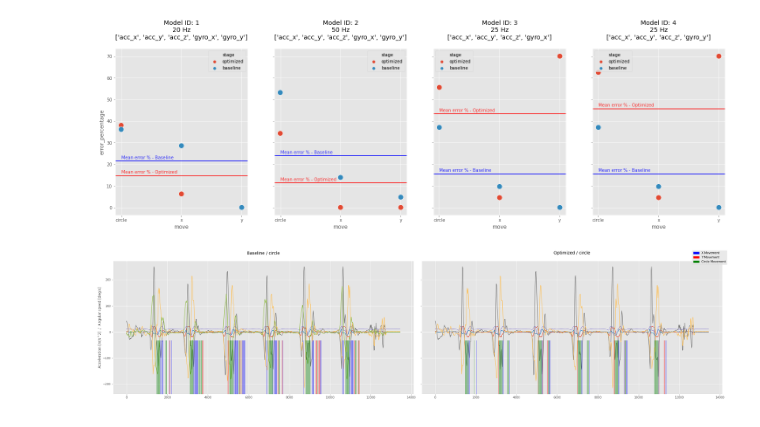
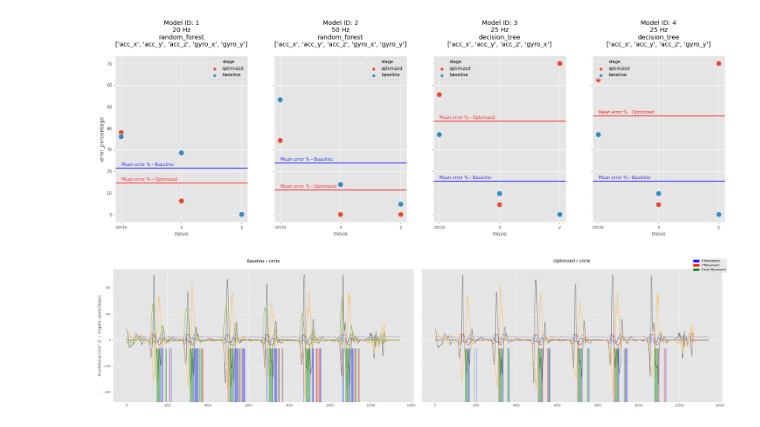
Before and after one commit to tkeyo/tinyml-esp-data, a Jupyter notebook: 6-optimized-model-validation.ipynb, the cells around one changed output. Cells and saved outputs as stored; diff of their text form; code cells hidden in the pictures.

Commit message:
eda chart changes

```diff
--- a/6-optimized-model-validation.ipynb
+++ b/6-optimized-model-validation.ipynb
@@ -155,6 +157,6 @@ def run_validation_optimized(model_setups, dataset_path, dataset, is_plot=False,
 
     return validation_results
 # %%
-# results_circle = run_validation_optimized(model_setups, 'data/validation/move_circle_20210522_1.csv', 'base', False, False)
-# results_x = run_validation_optimized(model_setups, 'data/validation/move_x_20210522_1.csv', 'base', False, False)
-results_y = run_validation_optimized(model_setups, 'data/validation/move_y_20210522_1.csv', 'base', True, False)
+results_circle = run_validation_optimized(model_setups, 'data/validation/move_circle_20210522_1.csv', 'base', False, False)
+results_x = run_validation_optimized(model_setups, 'data/validation/move_x_20210522_1.csv', 'base', False, False)
+results_y = run_validation_optimized(model_setups, 'data/validation/move_y_20210522_1.csv', 'base', False, False)
@@ -200,26 +200,27 @@ results[(results['id'] == 4) & (results['stage'] == 'optimized')]
 # %%
 fig, ax = plt.subplots(ncols=4, sharey=True, sharex=True, figsize=(25,7))
 
 marker_size=150
 
 for i in range(4):
     model_id = i+1
     mean_optimized = results[(results['id'] == model_id) & (results['stage'] == 'optimized')]['error_percentage'].mean()
     mean_baseline = results[(results['id'] == model_id) & (results['stage'] == 'baseline')]['error_percentage'].mean()
 
     sns.scatterplot(data=results[results['id'] == model_id], x='move', y='error_percentage', hue='stage', ax=ax[i], s=marker_size)
     ax[i].text(0, mean_optimized+1, 'Mean error % - Optimized', fontsize=10, ha='left', color='red',alpha=0.8)
     ax[i].text(0, mean_baseline+1, 'Mean error % - Baseline', fontsize=10, ha='left', color='blue',alpha=0.8)
 
     ax[i].axhline(mean_optimized, color='red')
     ax[i].axhline(mean_baseline, color='blue')
 
     hz = results[(results['id'] == model_id) & (results['stage'] == 'optimized')].iloc[0]['hz']
     signals = results[(results['id'] == model_id) & (results['stage'] == 'optimized')].iloc[0]['signals']
+    clf_type = results[(results['id'] == model_id) & (results['stage'] == 'optimized')].iloc[0]['model']
 
-    ax[i].set_title(f'Model ID: {model_id}\n{hz} Hz\n{signals}\n')
+    ax[i].set_title(f'Model ID: {model_id}\n{hz} Hz\n{clf_type}\n{signals}\n')
 # %% [output]
-[figure, old version]
+[figure, new version]
 # %%
 model_setup_single = [
     (rf_2, rf_2_settings['hz'], (1,1), rf_2_settings['model'], 2,'optimized', rf_2_settings['features']),
```
Also changed, not shown: parts of 2 cells of this notebook.
